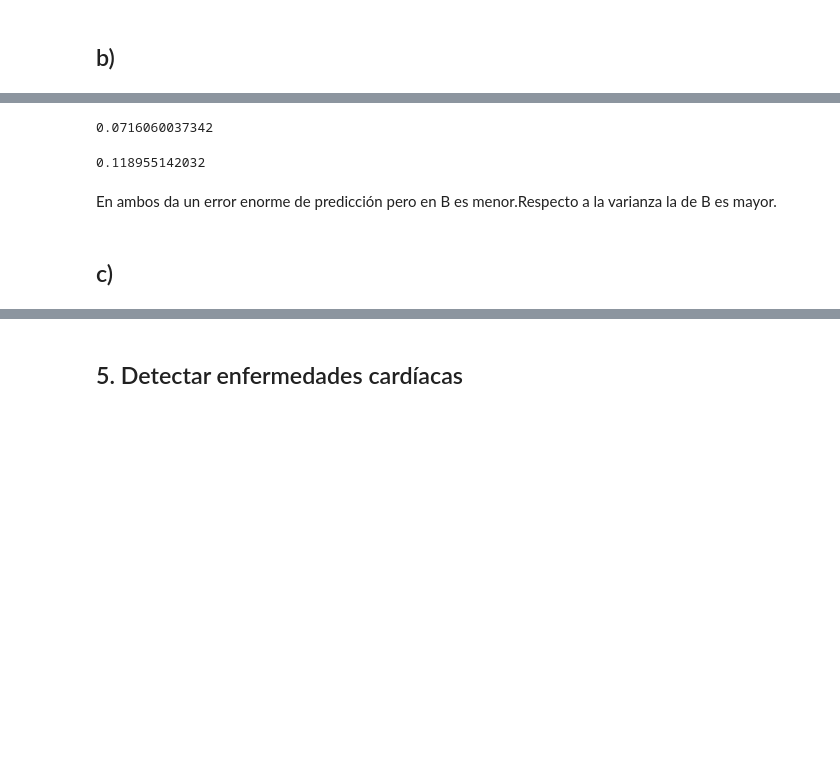
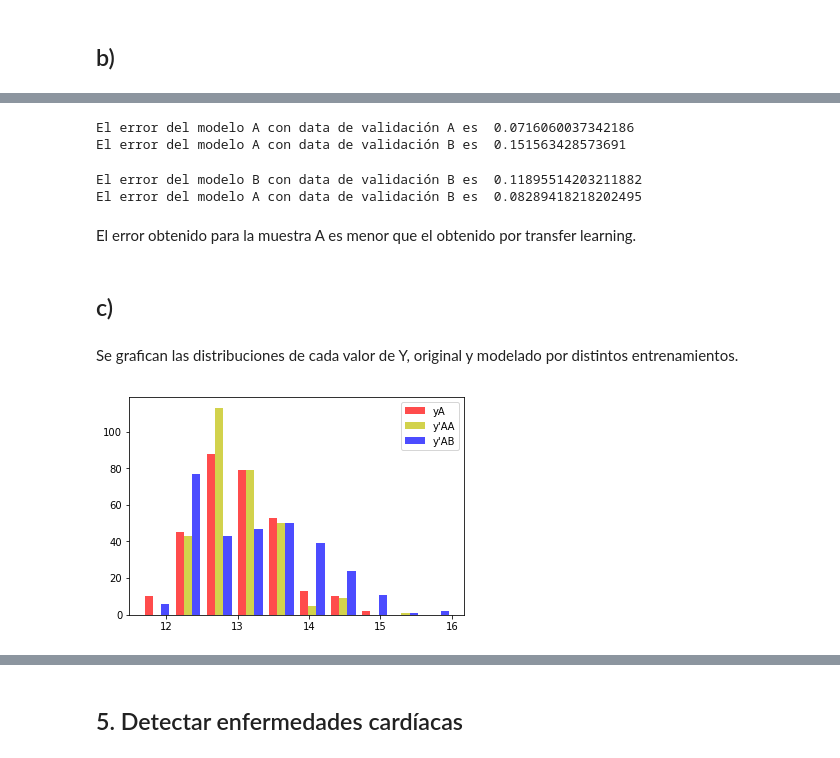
Before and after one commit to matiasarayac/tarea1-ML, a Jupyter notebook: tarea1.ipynb, the cells around one changed output, grey strips where cells are left out. Saved outputs shown, nothing was run; the diff lists cells and outputs as text; code cells hidden in the pictures; blank space fills up the shorter version.

```diff
--- a/tarea1.ipynb
+++ b/tarea1.ipynb
@@ -466,29 +450,51 @@ import scipy.stats as stats
 import pylab
 
 linrega = lm.LinearRegression(fit_intercept = False)
-linrega.fit(Xtrain_A, ytrain_A) #Se crea el modelo con la data de entrenamiento.
-yAval = linrega.predict(Xval_A) # Se utilizan los datos de validación para el modelo.
-mseA = yAval - yval_A #Diferencia de los errores
-mseA = np.mean(np.power(mseA, 2))
+linrega.fit(Xtrain_A, ytrain_A) #Se crea el modelo con la data de entrenamiento A.
+yAAval = linrega.predict(Xval_A) # Se utilizan los datos de validación para el modelo con los valores de A
+mseAA = yAAval - yval_A #Diferencia de los errores
+mseAA = np.mean(np.power(mseAA, 2))
 
-print mseA
+yABval= linrega.predict(Xval_B)  # Se utilizan los datos de validación para el modelo con los valores de B
+mseAB= yABval-yval_B
+mseAB = np.mean(np.power(mseAB, 2))
+
+
+print ("El error del modelo A con data de validación A es ",mseAA)
+print ("El error del modelo A con data de validación B es ",mseAB)
 # %% [output]
-0.0716060037342
+El error del modelo A con data de validación A es  0.0716060037342186
+El error del modelo A con data de validación B es  0.151563428573691
 # %%
 import matplotlib.pylab as plt
 import scipy.stats as stats
 import pylab
 
 linregb = lm.LinearRegression(fit_intercept = False)
-linregb.fit(Xtrain_B, ytrain_B) #Se crea el modelo con la data de entrenamiento.
-yBval = linregb.predict(Xval_B) # Se utilizan los datos de validación para el modelo.
-mseB = yBval - yval_B #Diferencia de los errores
-mseB = np.mean(np.power(mseB, 2))
+linregb.fit(Xtrain_B, ytrain_B) #Se crea el modelo con la data de entrenamiento A.
+yBBval = linregb.predict(Xval_B) # Se utilizan los datos de validación para el modelo con los valores de B
+mseBB = yBBval - yval_B #Diferencia de los errores
+mseBB = np.mean(np.power(mseBB, 2))
 
-print mseB
+yBAval= linregb.predict(Xval_A)  # Se utilizan los datos de validación para el modelo con los valores de A
+mseBA= yBAval-yval_A
+mseBA = np.mean(np.power(mseBA, 2))
+
+
+print ("El error del modelo B con data de validación B es ",mseBB)
+print ("El error del modelo A con data de validación B es ",mseBA)
 # %% [output]
-0.118955142032
+El error del modelo B con data de validación B es  0.11895514203211882
+El error del modelo A con data de validación B es  0.08289418218202495
-# %% [markdown]
-En ambos da un error enorme de predicción pero en B es menor.Respecto a la varianza la de B es mayor.
+# %% [markdown]
+El error obtenido para la muestra A es menor que el obtenido por transfer learning.
 # %% [markdown]
 ## c)
+# %% [markdown]
+Se grafican las distribuciones de cada valor de Y, original y modelado por distintos entrenamientos.
+# %%
+plt.hist([yval_A, yAAval, yABval],color=["r","y","b"],label=["yA","y'AA","y'AB"],alpha=0.7)
+plt.legend(loc='upper right')
+plt.show()
+# %% [output]
+[figure, added]
```
Also changed, not shown: parts of 7 cells of this notebook.
